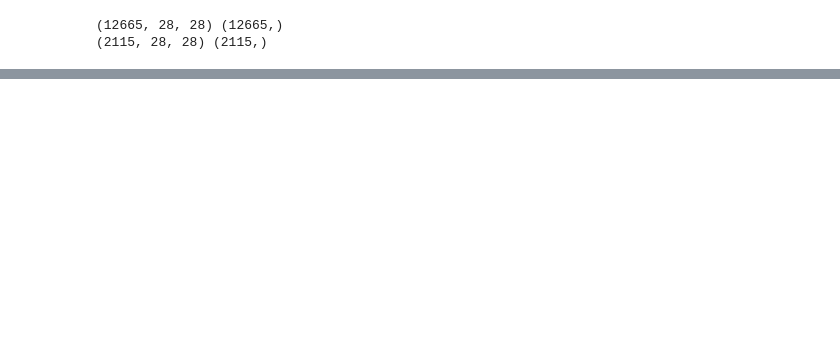
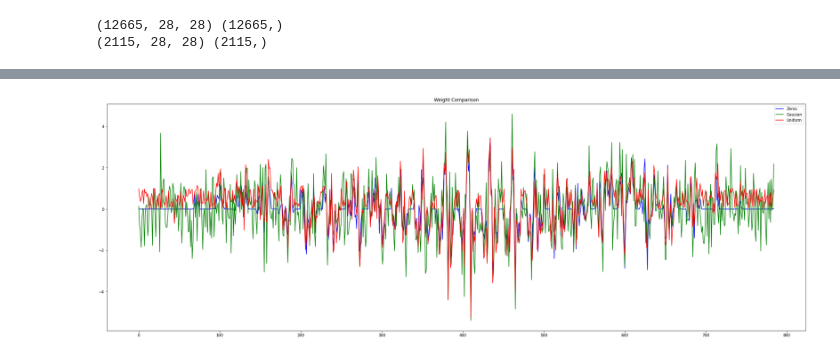
Before and after one commit to rhdtka21/Intro-To-AI, a Jupyter notebook: HW5_SeokJungwoo_2015003209.ipynb, the cells around one changed output, grey strips where cells are left out. Cells and saved outputs as stored; diff of their text form; code cells hidden in the pictures; blank space fills up the shorter version.

```diff
--- a/HW5_SeokJungwoo_2015003209.ipynb
+++ b/HW5_SeokJungwoo_2015003209.ipynb
@@ -74,0 +240,14 @@ array([0, 0, 0, ..., 0, 0, 0], dtype=uint8)
+# %%
+# 초기 w의 차이에 의해서 최종 w가 어떻게 차이나는지 궁금해서 작성해 보았습니다.
+
+x = np.arange(28 * 28 + 1)
+plt.figure(figsize=(33,11))
+plt.plot(x, weights[0], 'b', label='Zeros')
+plt.plot(x, weights[1], 'g', label='Gausian')
+plt.plot(x, weights[2], 'r', label='Uniform')
+
+plt.title('Weight Comparison')
+plt.legend()
+plt.show()
+# %% [output]
+[figure, added]
```
Also changed, not shown: parts of 12 cells of this notebook.
